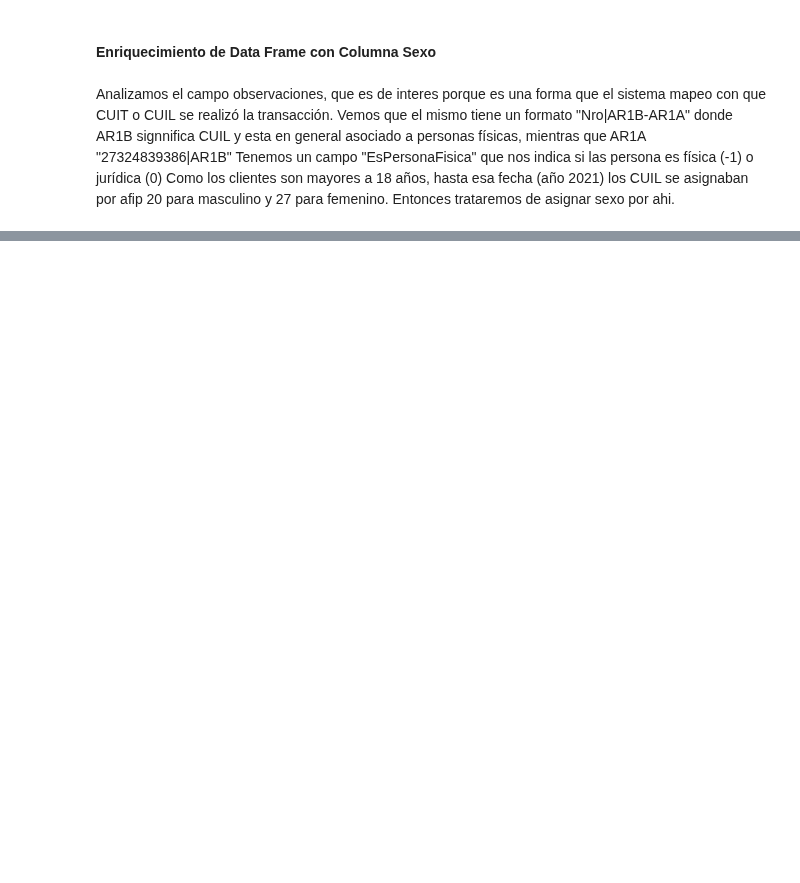
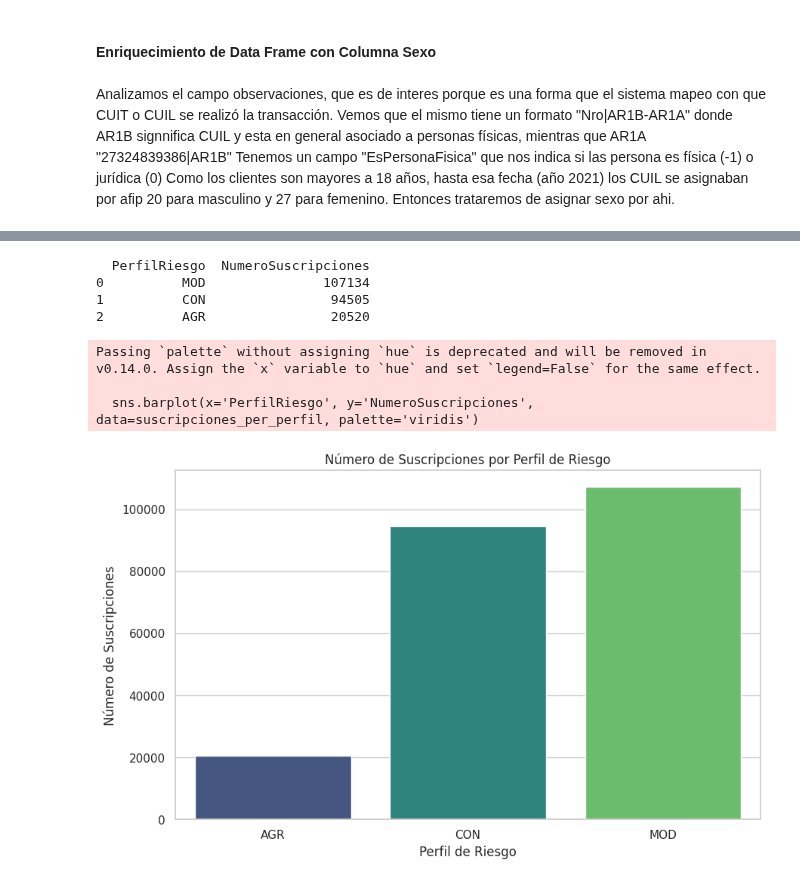
Before and after one commit to ndeleonardis/DataSetNoeliaDeLeonardis, a Jupyter notebook: entregable_datasciense_3_noelia_de_leonardis.ipynb, the cells around one changed output, grey strips where cells are left out. Saved outputs shown, nothing was run; the diff lists cells and outputs as text; code cells hidden in the pictures; blank space fills up the shorter version.

```diff
--- a/entregable_datasciense_3_noelia_de_leonardis.ipynb
+++ b/entregable_datasciense_3_noelia_de_leonardis.ipynb
@@ -247,3 +267,31 @@ display(descripcion)
 | 75% | $960,000.00 | 2023-10-30 00:00:00 | 2023-10-30 00:00:00 | nan | nan | -1.000000 |
 | max | $50,000,000,000.00 | 2023-12-29 00:00:00 | 2023-12-29 00:00:00 | nan | nan | 0.000000 |
 | std | $159,337,852.09 | nan | nan | nan | nan | 0.423493 |
+# %%
+# Contar el número de suscripciones por perfil de riesgo
+suscripciones_per_perfil = df['CodTpPerfilRiesgoCpt'].value_counts().reset_index()
+suscripciones_per_perfil.columns = ['PerfilRiesgo', 'NumeroSuscripciones']
+
+# Verificar las estadísticas
+print(suscripciones_per_perfil)
+
+
+# Configurar el estilo del gráfico
+sns.set(style="whitegrid")
+
+# Crear el gráfico de barras
+plt.figure(figsize=(10, 6))
+sns.barplot(x='PerfilRiesgo', y='NumeroSuscripciones', data=suscripciones_per_perfil, palette='viridis')
+plt.title('Número de Suscripciones por Perfil de Riesgo')
+plt.xlabel('Perfil de Riesgo')
+plt.ylabel('Número de Suscripciones')
+plt.show()
+# %% [output]
+  PerfilRiesgo  NumeroSuscripciones
+0          MOD               107134
+1          CON                94505
+2          AGR                20520
+Passing `palette` without assigning `hue` is deprecated and will be removed in v0.14.0. Assign the `x` variable to `hue` and set `legend=False` for the same effect.
+
+  sns.barplot(x='PerfilRiesgo', y='NumeroSuscripciones', data=suscripciones_per_perfil, palette='viridis')
+[figure, added]
```
Also changed, not shown: parts of 6 cells of this notebook.
